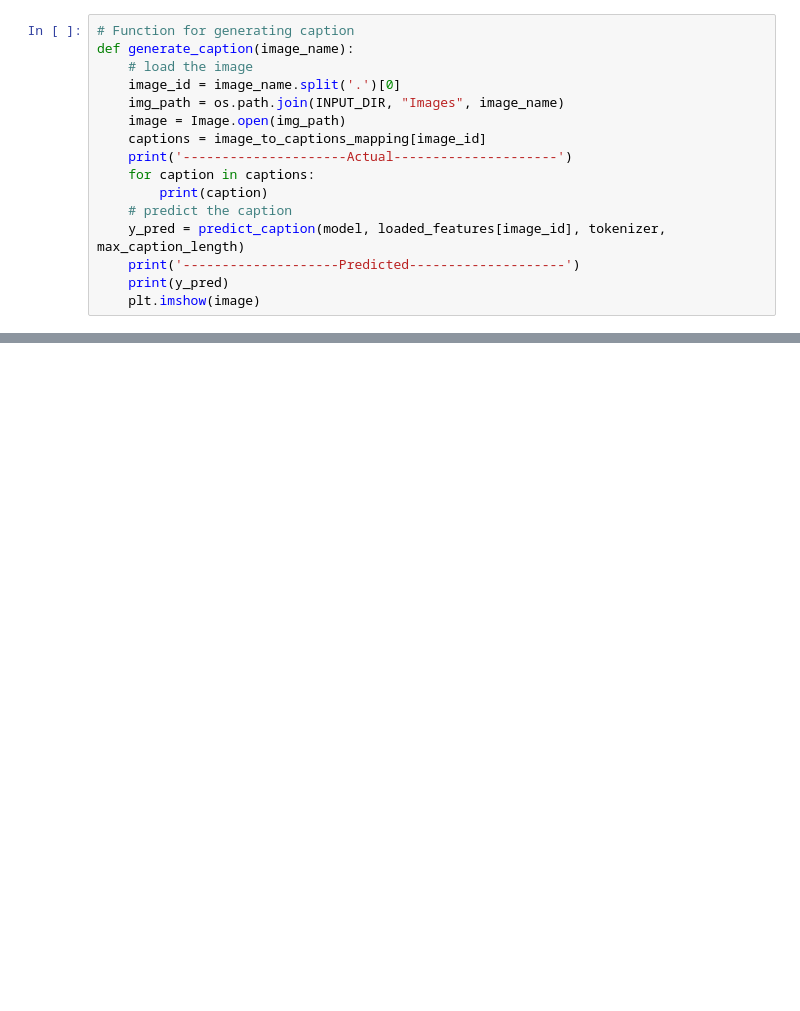
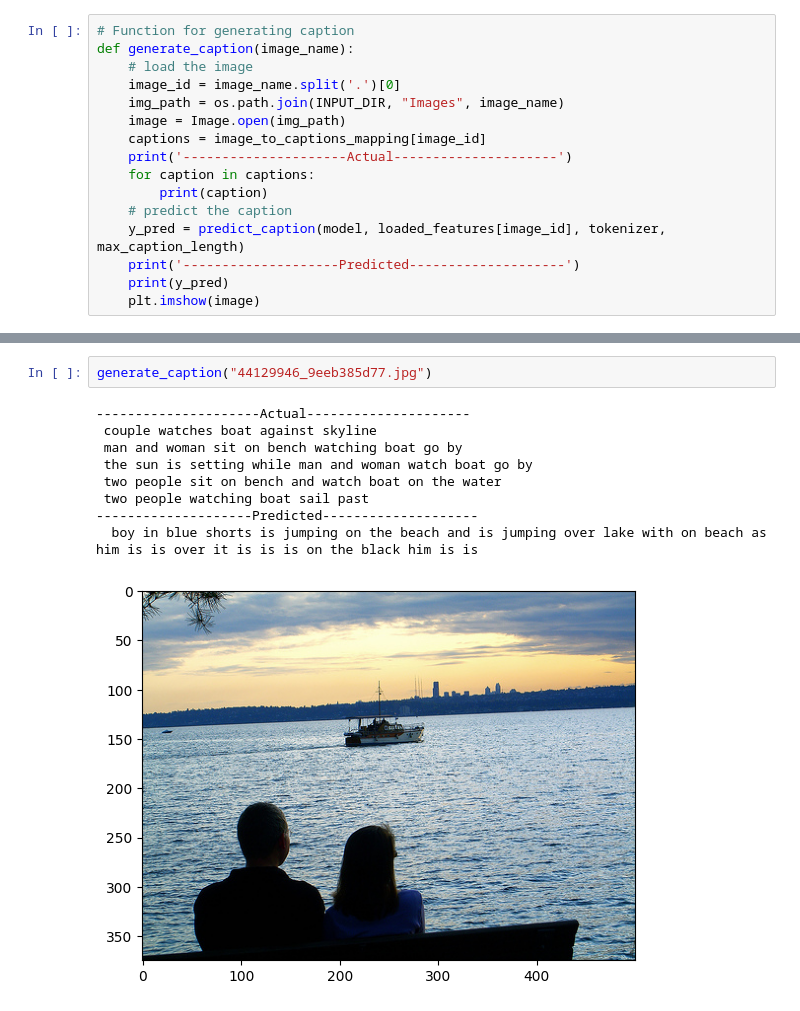
Before and after one commit to msaikumarr/DL, a Jupyter notebook: image-captioner.ipynb, the cells around one changed output, grey strips where cells are left out. Cells and saved outputs as stored; diff of their text form; blank space fills up the shorter version.

```diff
--- a/image-captioner.ipynb
+++ b/image-captioner.ipynb
@@ -518,0 +529,12 @@ NameError: name 'os' is not defined
+# %%
+generate_caption("44129946_9eeb385d77.jpg")
+# %% [output]
+---------------------Actual---------------------
+ couple watches boat against skyline
+ man and woman sit on bench watching boat go by
+ the sun is setting while man and woman watch boat go by
+ two people sit on bench and watch boat on the water
+ two people watching boat sail past
+--------------------Predicted--------------------
+  boy in blue shorts is jumping on the beach and is jumping over lake with on beach as him is is over it is is is on the black him is is
+[figure, added]
```
Also changed, not shown: parts of 12 cells of this notebook, 4 other files.
